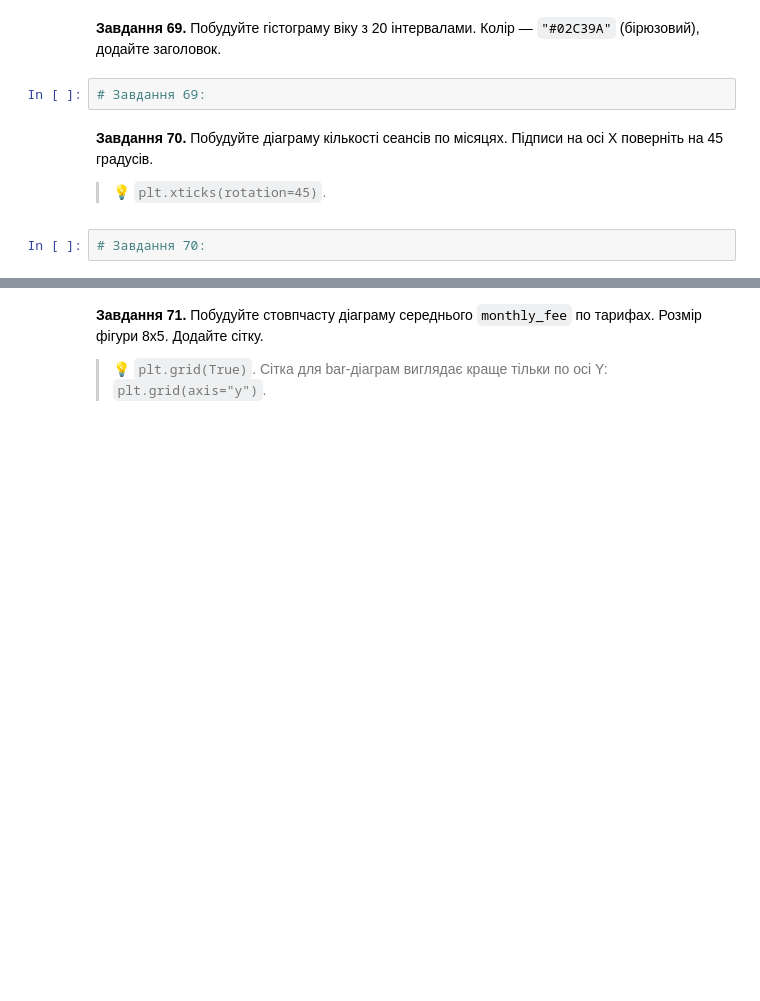
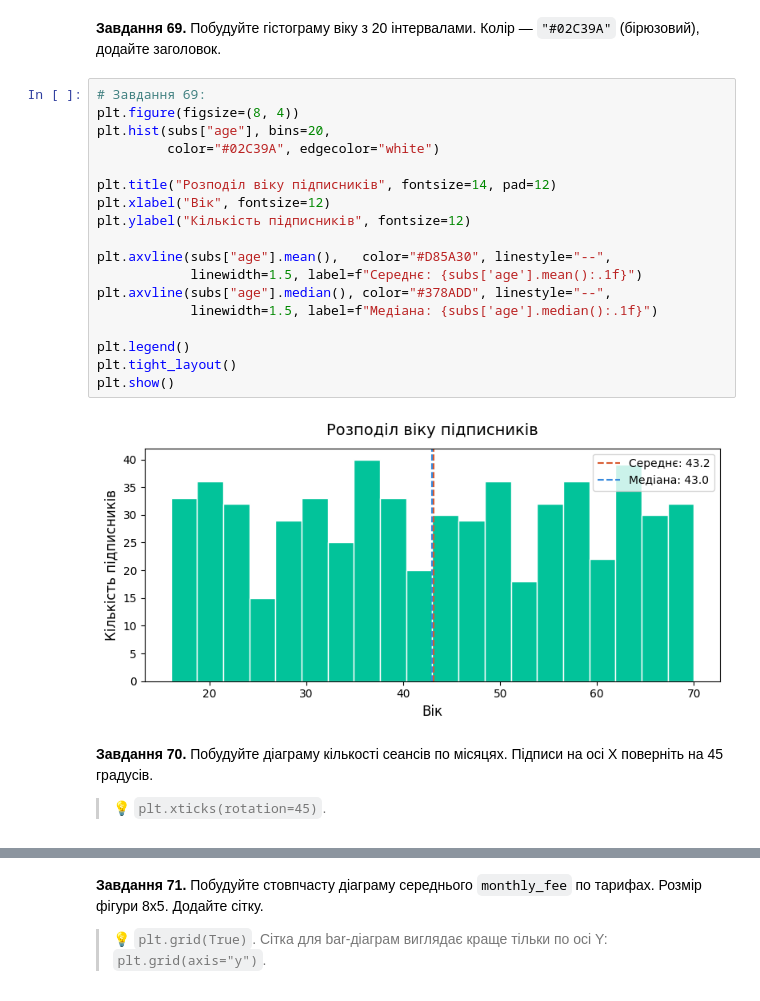
Before and after one commit to VikiTarasova/DTA_2026, a Jupyter notebook: Homework/pandas_viz_practice.ipynb, the cells around one changed output, grey strips where cells are left out. Drawn from its saved outputs; the diff is of its cells as text; blank space fills up the shorter version.

```diff
--- a/Homework/pandas_viz_practice.ipynb
+++ b/Homework/pandas_viz_practice.ipynb
@@ -1582,10 +1597,26 @@ NameError: name 'df' is not defined
 # %% [markdown]
 **Завдання 69.** Побудуйте гістограму віку з 20 інтервалами. Колір — `"#02C39A"` (бірюзовий), додайте заголовок.
-# %%
-# Завдання 69:
+# %%
+# Завдання 69:
+plt.figure(figsize=(8, 4))
+plt.hist(subs["age"], bins=20,
+         color="#02C39A", edgecolor="white")
+
+plt.title("Розподіл віку підписників", fontsize=14, pad=12)
+plt.xlabel("Вік", fontsize=12)
+plt.ylabel("Кількість підписників", fontsize=12)
+
+plt.axvline(subs["age"].mean(),   color="#D85A30", linestyle="--",
+            linewidth=1.5, label=f"Середнє: {subs['age'].mean():.1f}")
+plt.axvline(subs["age"].median(), color="#378ADD", linestyle="--",
+            linewidth=1.5, label=f"Медіана: {subs['age'].median():.1f}")
+
+plt.legend()
+plt.tight_layout()
+plt.show()
+# %% [output]
+[figure, added]
 # %% [markdown]
 **Завдання 70.** Побудуйте діаграму кількості сеансів по місяцях. Підписи на осі X поверніть на 45 градусів.
 
 > 💡 `plt.xticks(rotation=45)`.
-# %%
-# Завдання 70:
```
Also changed, not shown: parts of 24 cells of this notebook.
